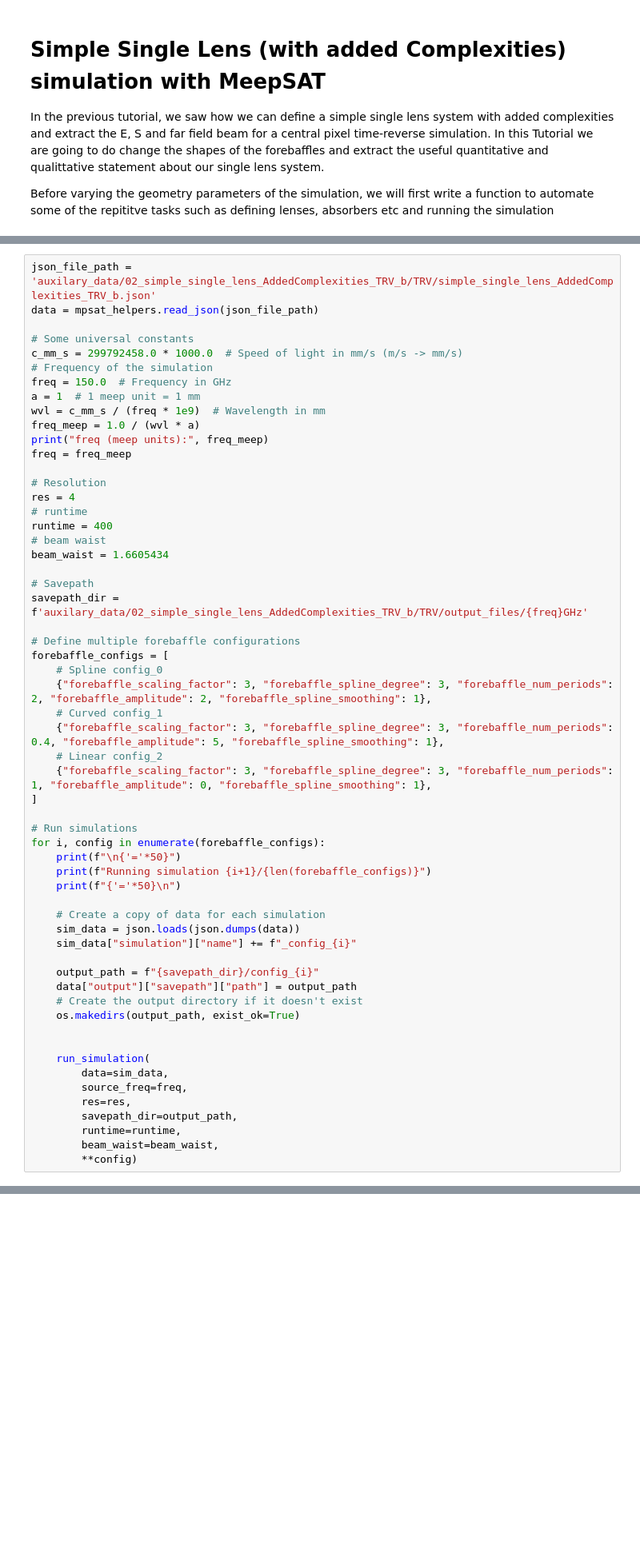
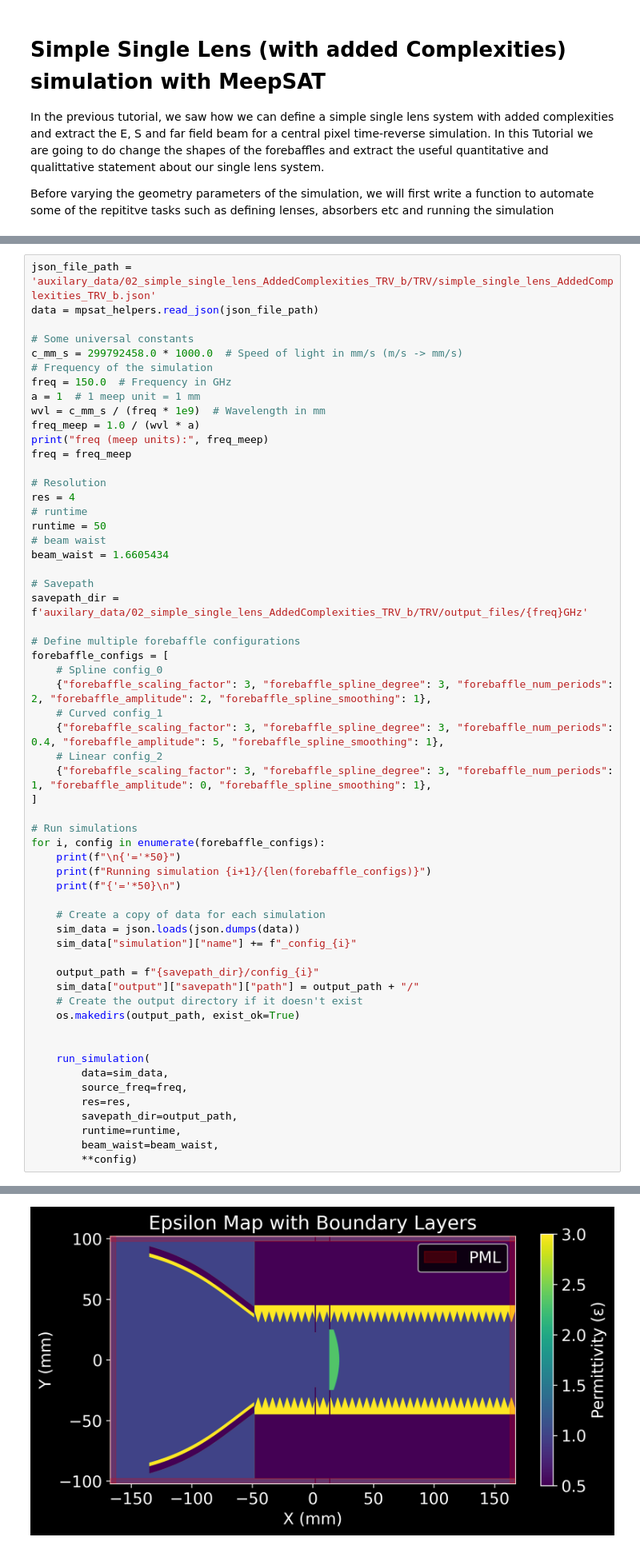
Before and after one commit to aa16oaslak/MeepSAT, a Jupyter notebook: examples/02_simple_single_lens_AddedComplexities_TRV_b.ipynb, the cells around one changed output, grey strips where cells are left out. Shown at 80% size. Saved outputs shown, nothing was run; the diff lists cells and outputs as text; blank space fills up the shorter version.

```diff
--- a/examples/02_simple_single_lens_AddedComplexities_TRV_b.ipynb
+++ b/examples/02_simple_single_lens_AddedComplexities_TRV_b.ipynb
@@ -296,7 +318,7 @@ freq = freq_meep
 # Resolution
 res = 4
 # runtime
-runtime = 400
+runtime = 50
 # beam waist
 beam_waist = 1.6605434
 
@@ -324,7 +346,7 @@ for i, config in enumerate(forebaffle_configs):
     sim_data["simulation"]["name"] += f"_config_{i}"
 
     output_path = f"{savepath_dir}/config_{i}"
-    data["output"]["savepath"]["path"] = output_path
+    sim_data["output"]["savepath"]["path"] = output_path + "/"
     # Create the output directory if it doesn't exist
     os.makedirs(output_path, exist_ok=True)
 
@@ -337,3 +359,4 @@ for i, config in enumerate(forebaffle_configs):
         runtime=runtime,
         beam_waist=beam_waist,
         **config)
+# %% [output]
@@ -339,0 +381 @@ for i, config in enumerate(forebaffle_configs):
+[figure, added]
```
Also changed, not shown: parts of 2 cells of this notebook, 1 other file.
